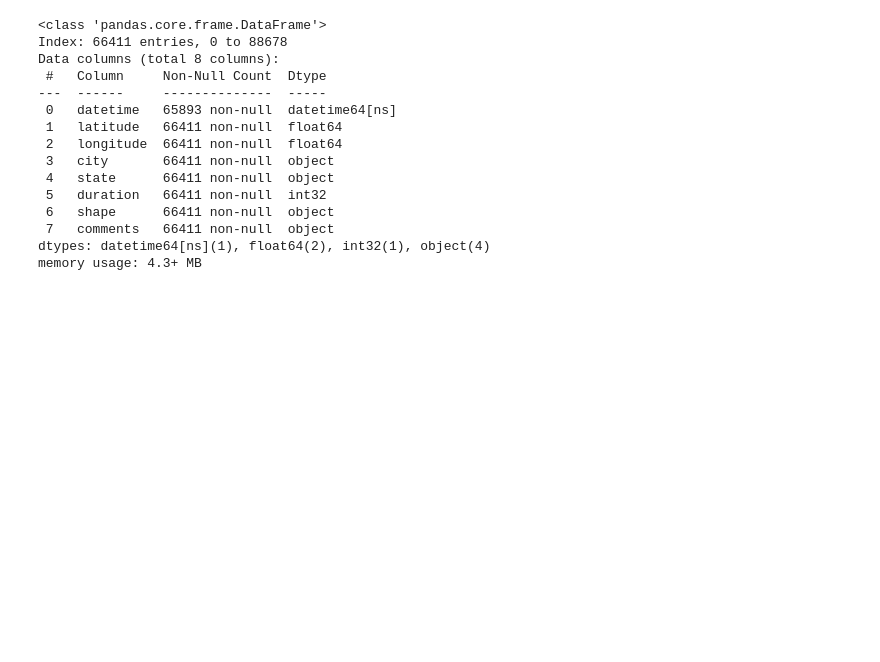
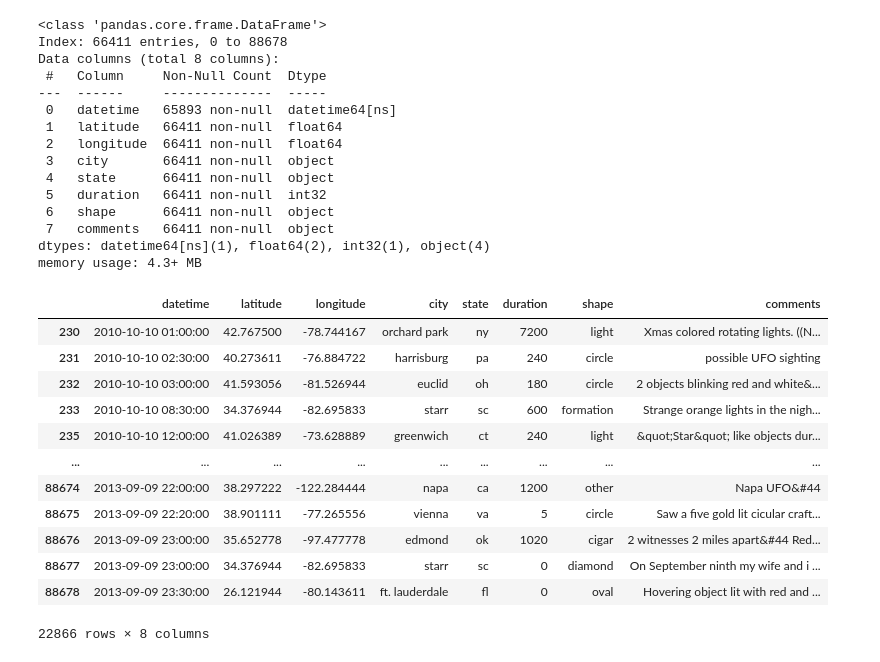
Before and after one commit to mdg1317/BootCamp_Project3, a Jupyter notebook: etl.ipynb, the cells around one changed output. Cells and saved outputs as stored; diff of their text form; code cells hidden in the pictures; blank space fills up the shorter version.

```diff
--- a/etl.ipynb
+++ b/etl.ipynb
@@ -105,6 +106,24 @@ Data columns (total 8 columns):
  7   comments   66411 non-null  object
 dtypes: datetime64[ns](1), float64(2), int32(1), object(4)
 memory usage: 4.3+ MB
+# %%
+# Remove entries before 2010
+ufo_df = ufo_df[ufo_df["datetime"] >= datetime.datetime(2010, 1, 1)]
+ufo_df
+# %% [output]
+|  | datetime | latitude | longitude | city | state | duration | shape | comments |
+| 230 | 2010-10-10 01:00:00 | 42.767500 | -78.744167 | orchard park | ny | 7200 | light | Xmas colored rotating lights. ((N... |
+| 231 | 2010-10-10 02:30:00 | 40.273611 | -76.884722 | harrisburg | pa | 240 | circle | possible UFO sighting |
+| 232 | 2010-10-10 03:00:00 | 41.593056 | -81.526944 | euclid | oh | 180 | circle | 2 objects blinking red and white&... |
+| 233 | 2010-10-10 08:30:00 | 34.376944 | -82.695833 | starr | sc | 600 | formation | Strange orange lights in the nigh... |
+| 235 | 2010-10-10 12:00:00 | 41.026389 | -73.628889 | greenwich | ct | 240 | light | &quot;Star&quot; like objects dur... |
+| ... | ... | ... | ... | ... | ... | ... | ... | ... |
+| 88674 | 2013-09-09 22:00:00 | 38.297222 | -122.284444 | napa | ca | 1200 | other | Napa UFO&#44 |
+| 88675 | 2013-09-09 22:20:00 | 38.901111 | -77.265556 | vienna | va | 5 | circle | Saw a five gold lit cicular craft... |
+| 88676 | 2013-09-09 23:00:00 | 35.652778 | -97.477778 | edmond | ok | 1020 | cigar | 2 witnesses 2 miles apart&#44 Red... |
+| 88677 | 2013-09-09 23:00:00 | 34.376944 | -82.695833 | starr | sc | 0 | diamond | On September ninth my wife and i ... |
+| 88678 | 2013-09-09 23:30:00 | 26.121944 | -80.143611 | ft. lauderdale | fl | 0 | oval | Hovering object lit with red and ... |
+22866 rows × 8 columns
 # %%
 # Write new CSV to file
 ufo_df.to_csv("static/resources/ufo.csv")
```
Also changed, not shown: parts of 1 cell of this notebook, 1 other file.
